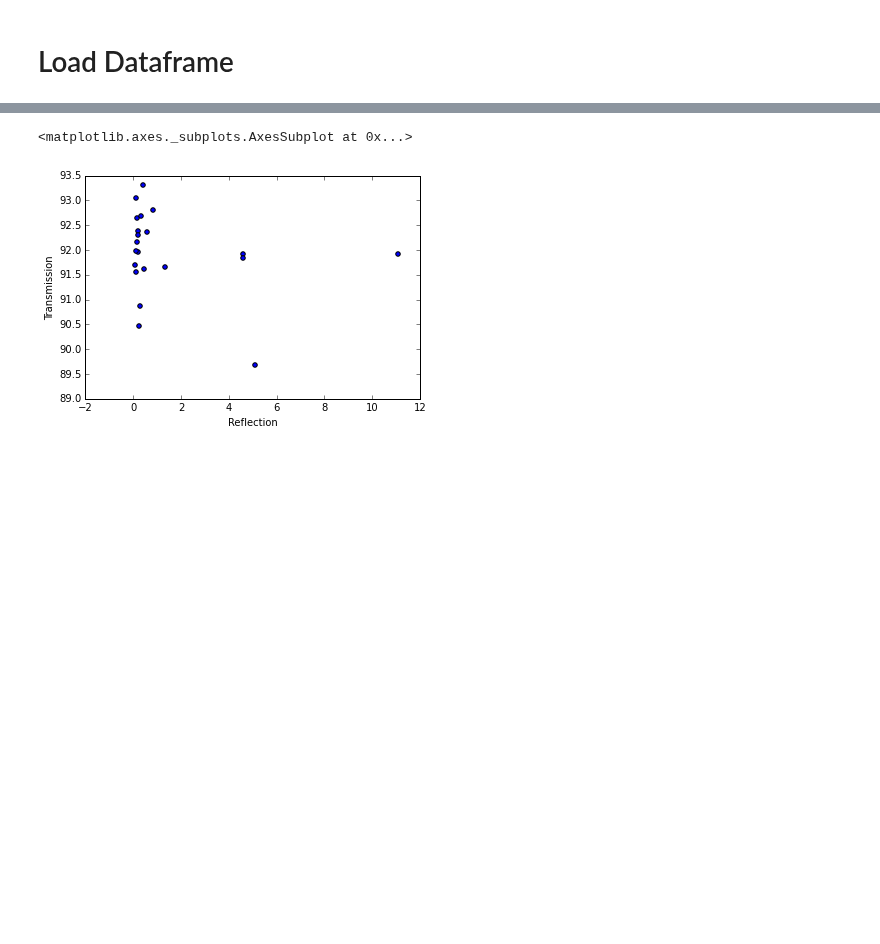
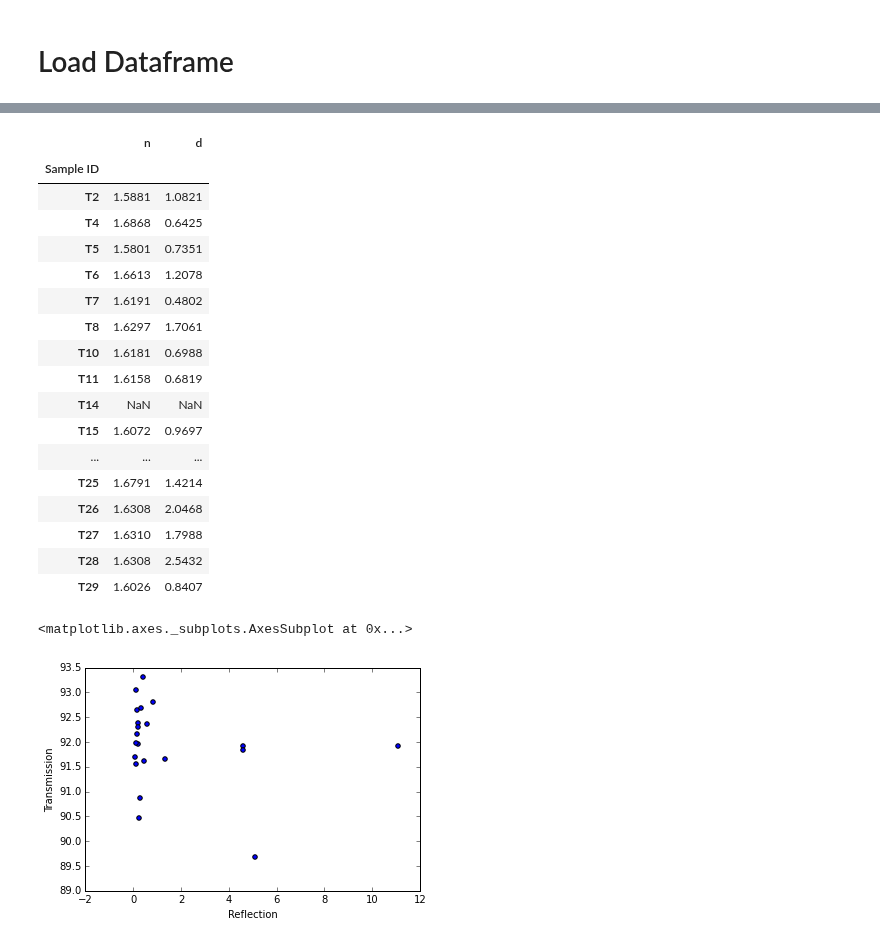
Before and after one commit to mn14tm/T-Series, a Jupyter notebook: AnalyseDataFrame.ipynb, the cells around one changed output, grey strips where cells are left out. Saved outputs shown, nothing was run; the diff lists cells and outputs as text; code cells hidden in the pictures; blank space fills up the shorter version.

```diff
--- a/AnalyseDataFrame.ipynb
+++ b/AnalyseDataFrame.ipynb
@@ -18,0 +19,21 @@ df.head()
+# %%
+df[['n', 'd']]
+# %% [output]
+|  | n | d |
+| Sample ID |  |  |
+| T2 | 1.5881 | 1.0821 |
+| T4 | 1.6868 | 0.6425 |
+| T5 | 1.5801 | 0.7351 |
+| T6 | 1.6613 | 1.2078 |
+| T7 | 1.6191 | 0.4802 |
+| T8 | 1.6297 | 1.7061 |
+| T10 | 1.6181 | 0.6988 |
+| T11 | 1.6158 | 0.6819 |
+| T14 | NaN | NaN |
+| T15 | 1.6072 | 0.9697 |
+| ... | ... | ... |
+| T25 | 1.6791 | 1.4214 |
+| T26 | 1.6308 | 2.0468 |
+| T27 | 1.6310 | 1.7988 |
+| T28 | 1.6308 | 2.5432 |
+| T29 | 1.6026 | 0.8407 |
```
Also changed, not shown: parts of 2 cells of this notebook, 24 other files.
